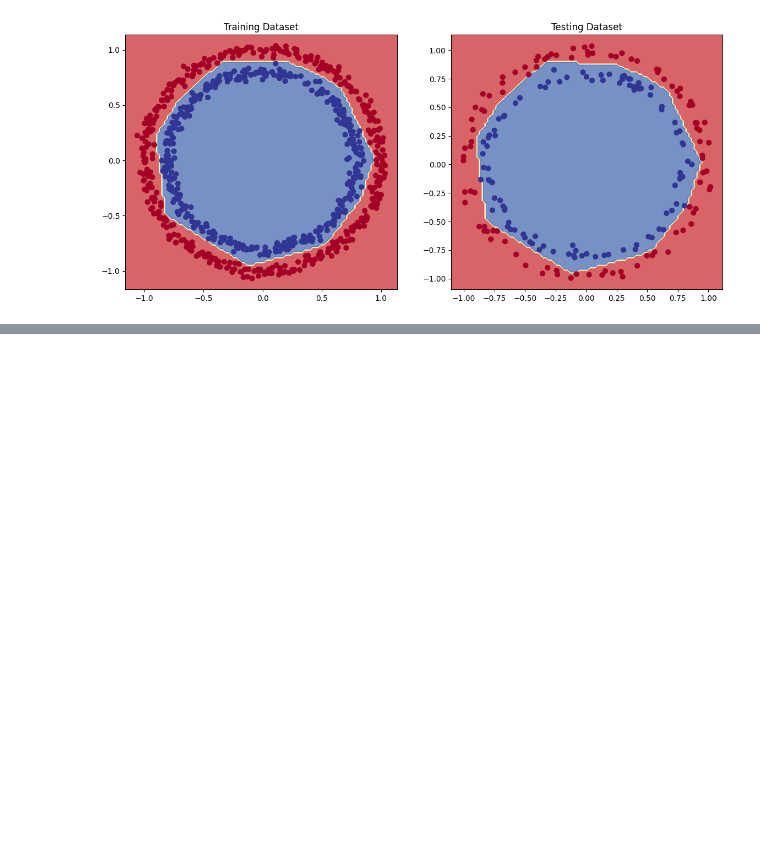
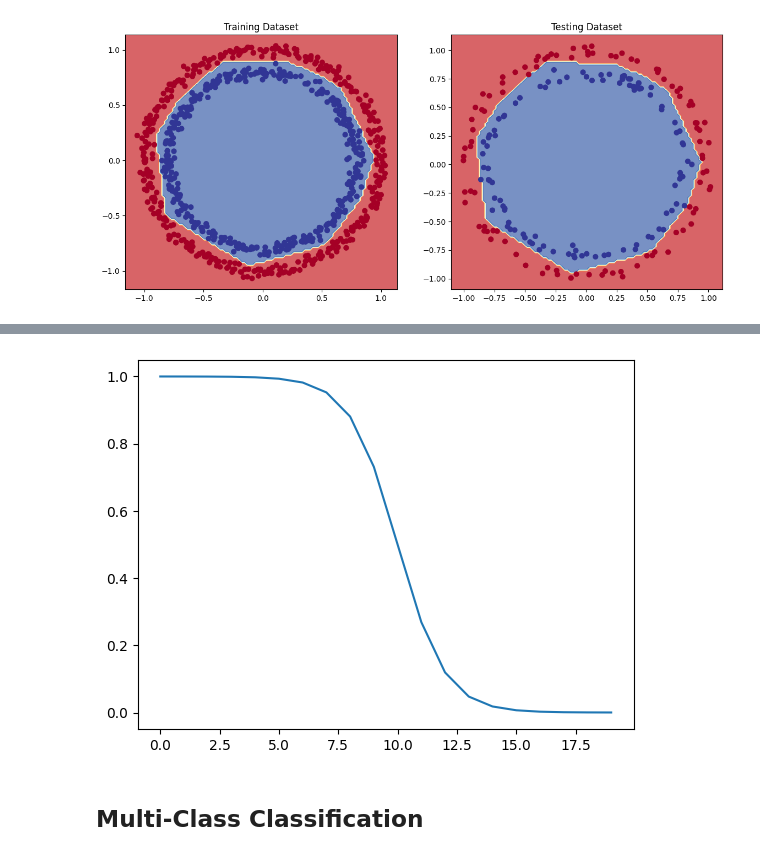
Before and after one commit to shushankai/pytroch-deep-learning, a Jupyter notebook: classification.ipynb, the cells around one changed output, grey strips where cells are left out. Saved outputs shown, nothing was run; the diff lists cells and outputs as text; code cells hidden in the pictures; blank space fills up the shorter version.

```diff
--- a/classification.ipynb
+++ b/classification.ipynb
@@ -796,0 +805,9 @@ plt.show()
+# %%
+def sigmoid(x):
+    return 1 / (1 + torch.exp(x))
+# %%
+plt.plot(sigmoid(A));
+# %% [output]
+[figure, added]
+# %% [markdown]
+## Multi-Class Classification
```
Also changed, not shown: parts of 9 cells of this notebook.
